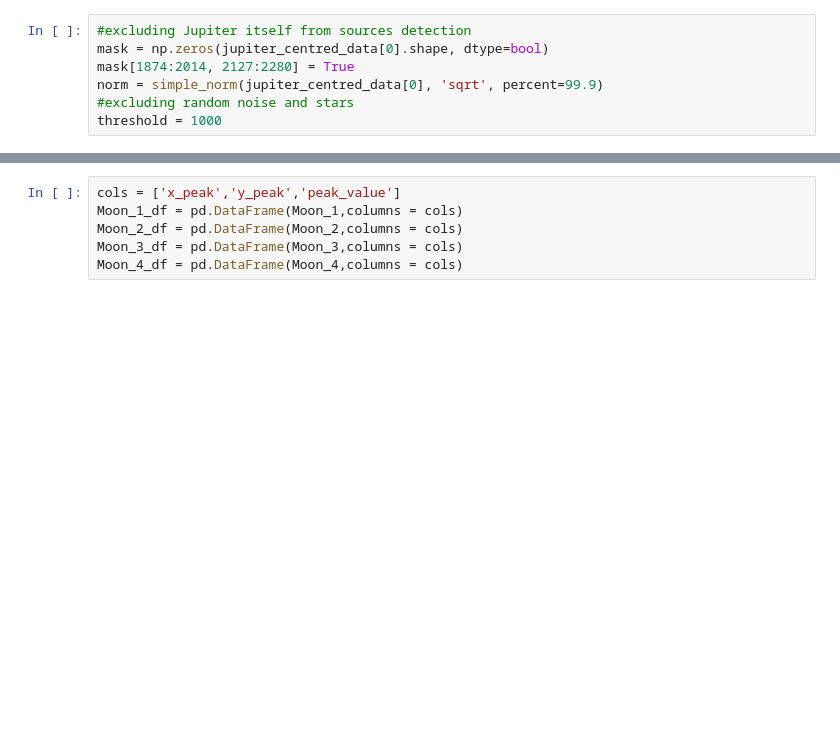
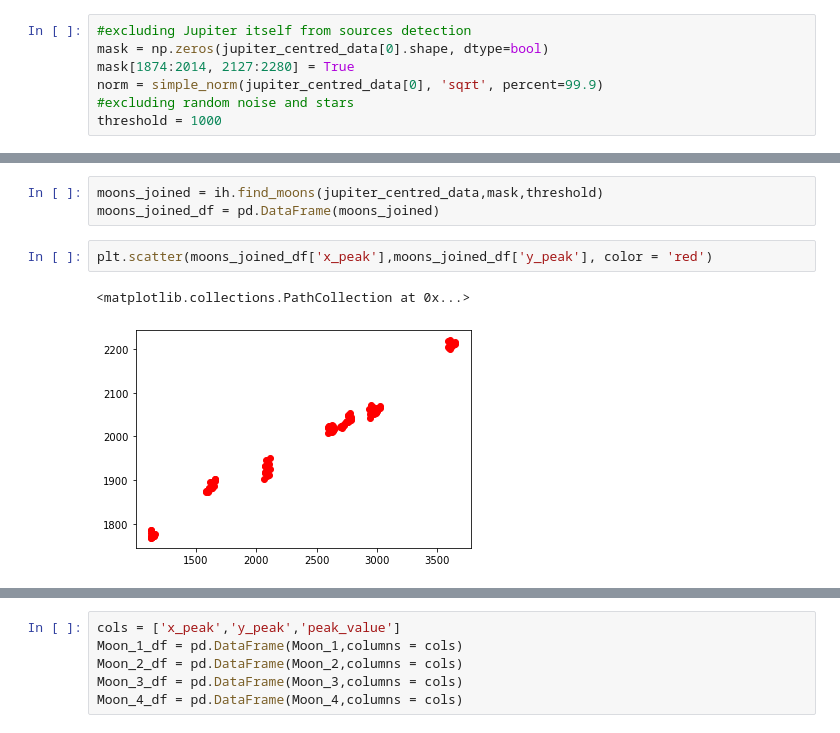
Before and after one commit to DIaDaynaDay/jupiter-insight, a Jupyter notebook: jupiter_centering.ipynb, the cells around one changed output, grey strips where cells are left out. Drawn from its saved outputs; the diff is of its cells as text; blank space fills up the shorter version.

```diff
--- a/jupiter_centering.ipynb
+++ b/jupiter_centering.ipynb
@@ -150,0 +177,8 @@ moons_df.head()
+# %%
+moons_joined = ih.find_moons(jupiter_centred_data,mask,threshold)
+moons_joined_df = pd.DataFrame(moons_joined)
+# %%
+plt.scatter(moons_joined_df['x_peak'],moons_joined_df['y_peak'], color = 'red')
+# %% [output]
+<matplotlib.collections.PathCollection at 0x...>
+[figure, added]
```
Also changed, not shown: parts of 14 cells of this notebook, 28 other files.
